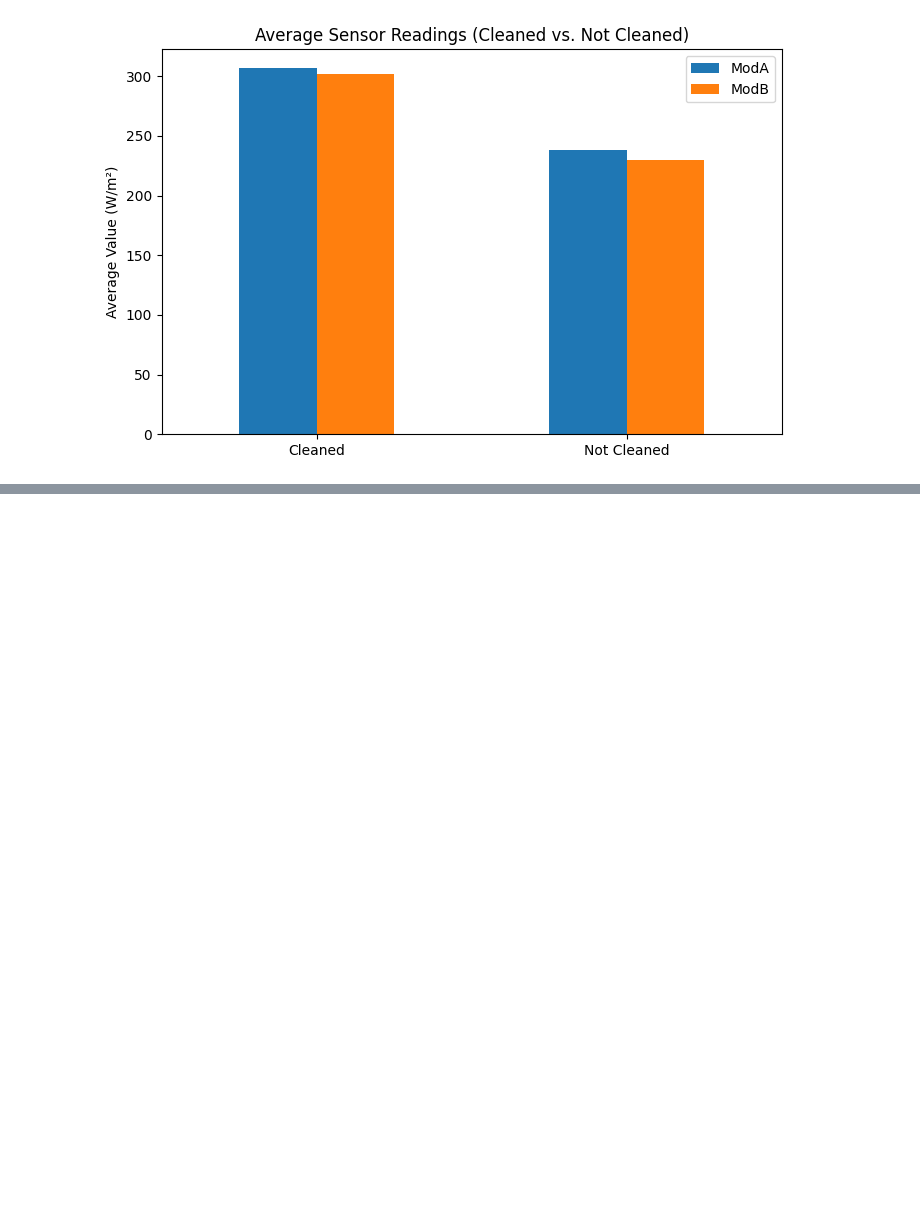
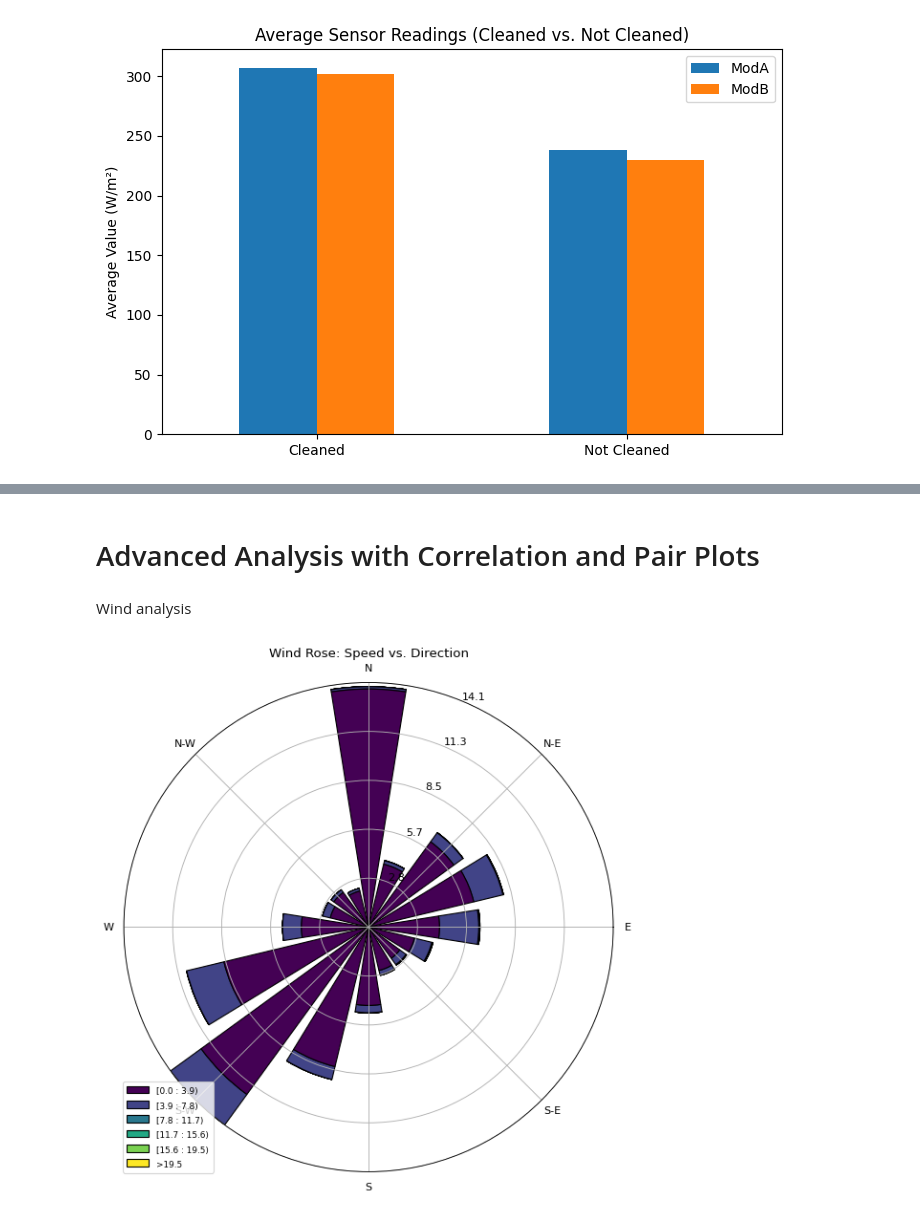
Before and after one commit to Khayo-7/10Academy-Kifiya, a Jupyter notebook: notebooks/EDA_benin-malanville.ipynb, the cells around one changed output, grey strips where cells are left out. Drawn from its saved outputs; the diff is of its cells as text; code cells hidden in the pictures; blank space fills up the shorter version.

Commit message:
Added advanced analysis for temprature, wind and humidity, and correlation and pairplots for the benin-malanville.csv dataset

```diff
--- a/notebooks/EDA_benin-malanville.ipynb
+++ b/notebooks/EDA_benin-malanville.ipynb
@@ -246,0 +284,13 @@ plt.show()
+# %% [markdown]
+# Advanced Analysis with Correlation and Pair Plots
+# %% [markdown]
+Wind analysis
+# %%
+# Create a wind rose visualization to analyze speed and direction
+ax = WindroseAxes.from_ax()
+ax.bar(df['WD'], df['WS'], normed=True, opening=0.8, edgecolor='black')
+ax.set_title('Wind Rose: Speed vs. Direction')
+ax.set_legend()
+plt.show()
+# %% [output]
+[figure, added]
```
Also changed, not shown: parts of 14 cells of this notebook.
